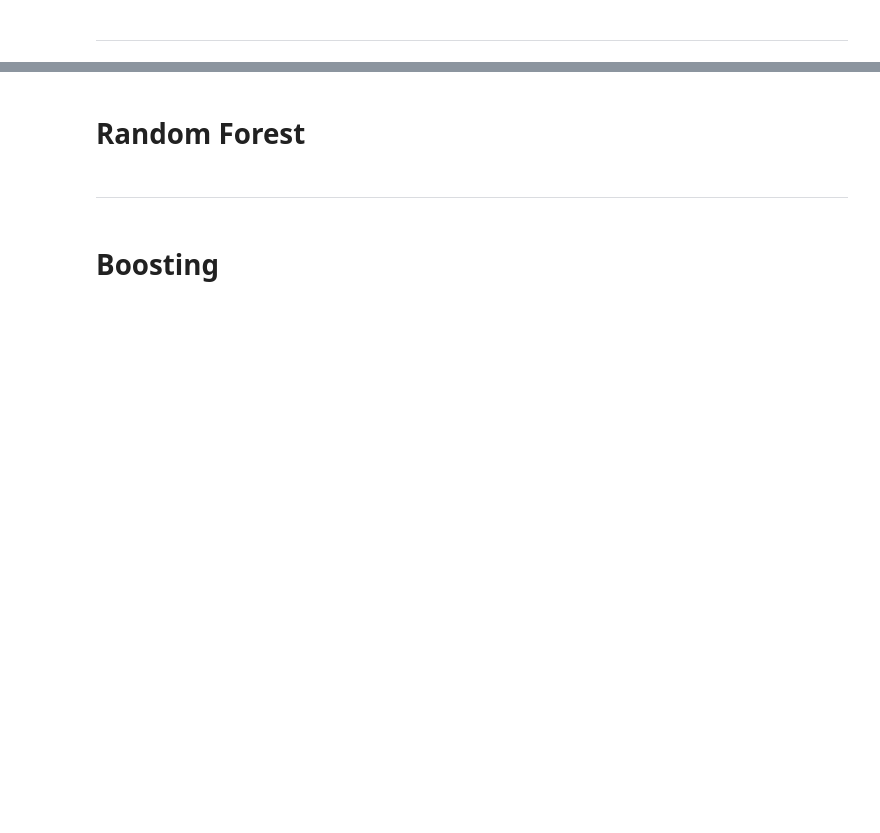
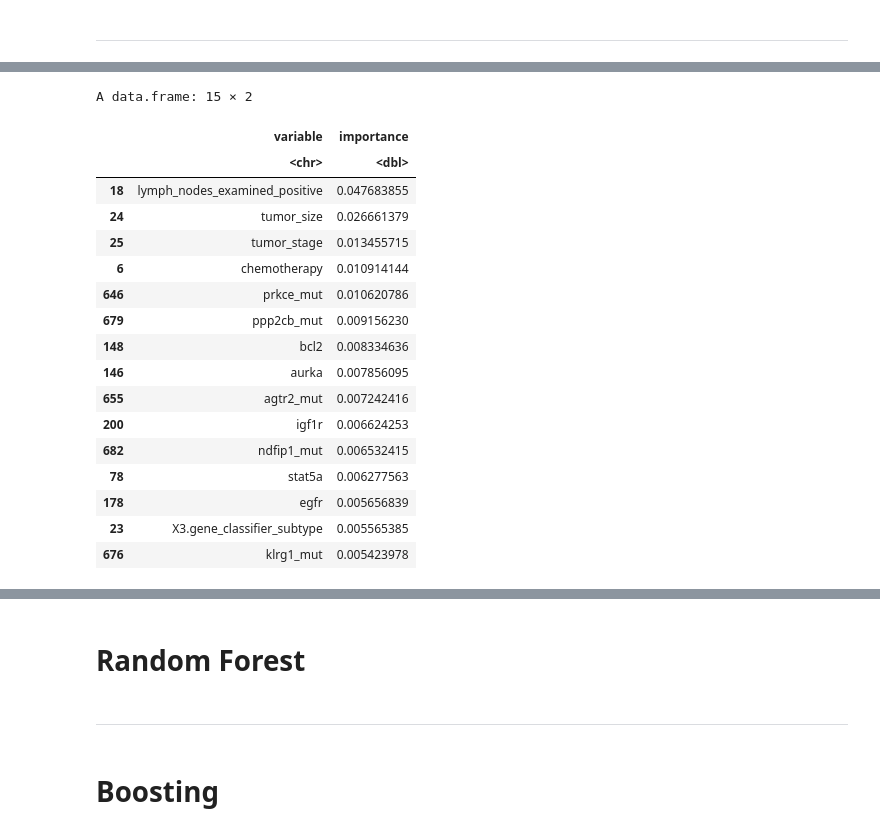
Before and after one commit to harrisdurrani/data_mining_project, a Jupyter notebook: Ensemble Tree Methods (R code).ipynb, the cells around one changed output, grey strips where cells are left out. Cells and saved outputs as stored; diff of their text form; code cells hidden in the pictures; blank space fills up the shorter version.

```diff
--- a/Ensemble Tree Methods (R code).ipynb
+++ b/Ensemble Tree Methods (R code).ipynb
@@ -748,0 +934,9 @@ $tumor_stage
+# %%
+bag_model_tuned <- rfsrc(
+  Surv(time, event) ~ .,
+  data = train_df,
+  ntree = 500,
+  mtry = floor(sqrt(p)),
+  nodesize = 10,
+  importance = TRUE
+)
@@ -748,0 +1001,30 @@ $tumor_stage
+# %%
+var_imp_tuned <- vimp(bag_model_tuned)
+
+var_imp_df_tuned <- data.frame(
+  variable = names(var_imp_tuned$importance),
+  importance = as.numeric(var_imp_tuned$importance)
+)
+
+var_imp_df_tuned <- var_imp_df_tuned[order(-var_imp_df_tuned$importance), ]
+
+head(var_imp_df_tuned, 15)
+# %% [output]
+A data.frame: 15 × 2
+|  | variable | importance |
+|  | <chr> | <dbl> |
+| 18 | lymph_nodes_examined_positive | 0.047683855 |
+| 24 | tumor_size | 0.026661379 |
+| 25 | tumor_stage | 0.013455715 |
+| 6 | chemotherapy | 0.010914144 |
+| 646 | prkce_mut | 0.010620786 |
+| 679 | ppp2cb_mut | 0.009156230 |
+| 148 | bcl2 | 0.008334636 |
+| 146 | aurka | 0.007856095 |
+| 655 | agtr2_mut | 0.007242416 |
+| 200 | igf1r | 0.006624253 |
+| 682 | ndfip1_mut | 0.006532415 |
+| 78 | stat5a | 0.006277563 |
+| 178 | egfr | 0.005656839 |
+| 23 | X3.gene_classifier_subtype | 0.005565385 |
+| 676 | klrg1_mut | 0.005423978 |
```
Also changed, not shown: parts of 29 cells of this notebook.
